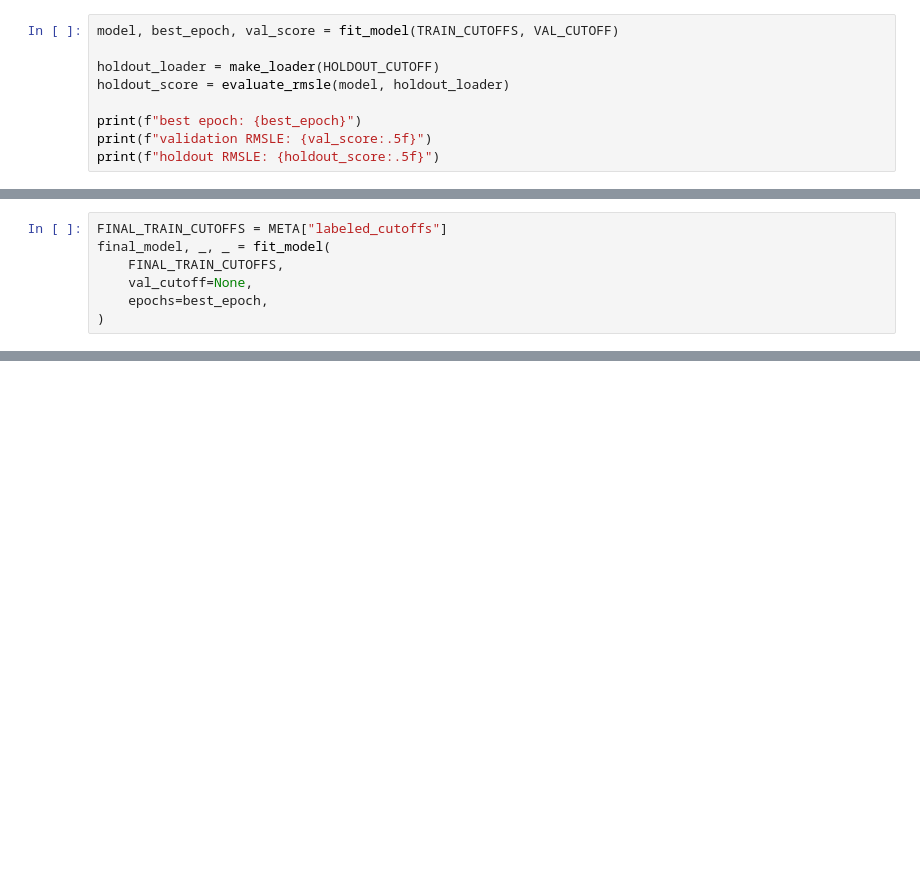
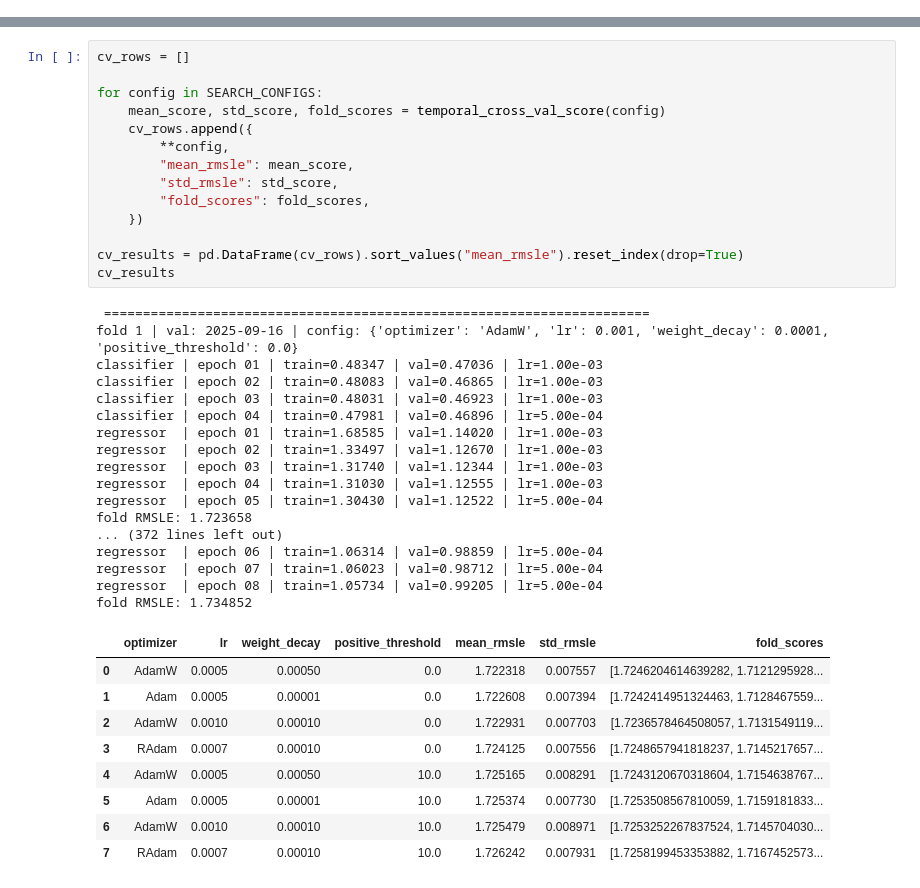
Before and after one commit to Sav1nDm1tr11/E-CUP-2026, a Jupyter notebook: notebooks/modeling/07_LSTM.ipynb, the cells around one changed output, grey strips where cells are left out. Saved outputs shown, nothing was run; the diff lists cells and outputs as text; blank space fills up the shorter version.

Commit message:
Up lstm two-stem module, RMSLE 1.6529693116796103, TBD fix classifier

```diff
--- a/notebooks/modeling/07_LSTM.ipynb
+++ b/notebooks/modeling/07_LSTM.ipynb
@@ -193,9 +0,0 @@ def fit_model(train_cutoffs, val_cutoff=None, epochs=EPOCHS):
-# %%
-model, best_epoch, val_score = fit_model(TRAIN_CUTOFFS, VAL_CUTOFF)
-
-holdout_loader = make_loader(HOLDOUT_CUTOFF)
-holdout_score = evaluate_rmsle(model, holdout_loader)
-
-print(f"best epoch: {best_epoch}")
-print(f"validation RMSLE: {val_score:.5f}")
-print(f"holdout RMSLE: {holdout_score:.5f}")
@@ -217,7 +0,0 @@ holdout RMSLE: 1.72095
-# %%
-FINAL_TRAIN_CUTOFFS = META["labeled_cutoffs"]
-final_model, _, _ = fit_model(
-    FINAL_TRAIN_CUTOFFS,
-    val_cutoff=None,
-    epochs=best_epoch,
-)
@@ -281,0 +704,41 @@ zero predictions: 0.00%
+# %%
+cv_rows = []
+
+for config in SEARCH_CONFIGS:
+    mean_score, std_score, fold_scores = temporal_cross_val_score(config)
+    cv_rows.append({
+        **config,
+        "mean_rmsle": mean_score,
+        "std_rmsle": std_score,
+        "fold_scores": fold_scores,
+    })
+
+cv_results = pd.DataFrame(cv_rows).sort_values("mean_rmsle").reset_index(drop=True)
+cv_results
+# %% [output]
+ ======================================================================
+fold 1 | val: 2025-09-16 | config: {'optimizer': 'AdamW', 'lr': 0.001, 'weight_decay': 0.0001, 'positive_threshold': 0.0}
+classifier | epoch 01 | train=0.48347 | val=0.47036 | lr=1.00e-03
+classifier | epoch 02 | train=0.48083 | val=0.46865 | lr=1.00e-03
+classifier | epoch 03 | train=0.48031 | val=0.46923 | lr=1.00e-03
+classifier | epoch 04 | train=0.47981 | val=0.46896 | lr=5.00e-04
+regressor  | epoch 01 | train=1.68585 | val=1.14020 | lr=1.00e-03
+regressor  | epoch 02 | train=1.33497 | val=1.12670 | lr=1.00e-03
+regressor  | epoch 03 | train=1.31740 | val=1.12344 | lr=1.00e-03
+regressor  | epoch 04 | train=1.31030 | val=1.12555 | lr=1.00e-03
+regressor  | epoch 05 | train=1.30430 | val=1.12522 | lr=5.00e-04
+fold RMSLE: 1.723658
+... (372 lines left out)
+regressor  | epoch 06 | train=1.06314 | val=0.98859 | lr=5.00e-04
+regressor  | epoch 07 | train=1.06023 | val=0.98712 | lr=5.00e-04
+regressor  | epoch 08 | train=1.05734 | val=0.99205 | lr=5.00e-04
+fold RMSLE: 1.734852
+|  | optimizer | lr | weight_decay | positive_threshold | mean_rmsle | std_rmsle | fold_scores |
+| 0 | AdamW | 0.0005 | 0.00050 | 0.0 | 1.722318 | 0.007557 | [1.7246204614639282, 1.7121295928... |
+| 1 | Adam | 0.0005 | 0.00001 | 0.0 | 1.722608 | 0.007394 | [1.7242414951324463, 1.7128467559... |
+| 2 | AdamW | 0.0010 | 0.00010 | 0.0 | 1.722931 | 0.007703 | [1.7236578464508057, 1.7131549119... |
+| 3 | RAdam | 0.0007 | 0.00010 | 0.0 | 1.724125 | 0.007556 | [1.7248657941818237, 1.7145217657... |
+| 4 | AdamW | 0.0005 | 0.00050 | 10.0 | 1.725165 | 0.008291 | [1.7243120670318604, 1.7154638767... |
+| 5 | Adam | 0.0005 | 0.00001 | 10.0 | 1.725374 | 0.007730 | [1.7253508567810059, 1.7159181833... |
+| 6 | AdamW | 0.0010 | 0.00010 | 10.0 | 1.725479 | 0.008971 | [1.7253252267837524, 1.7145704030... |
+| 7 | RAdam | 0.0007 | 0.00010 | 10.0 | 1.726242 | 0.007931 | [1.7258199453353882, 1.7167452573... |
```
Also changed, not shown: parts of 41 cells of this notebook, 6 other files.
